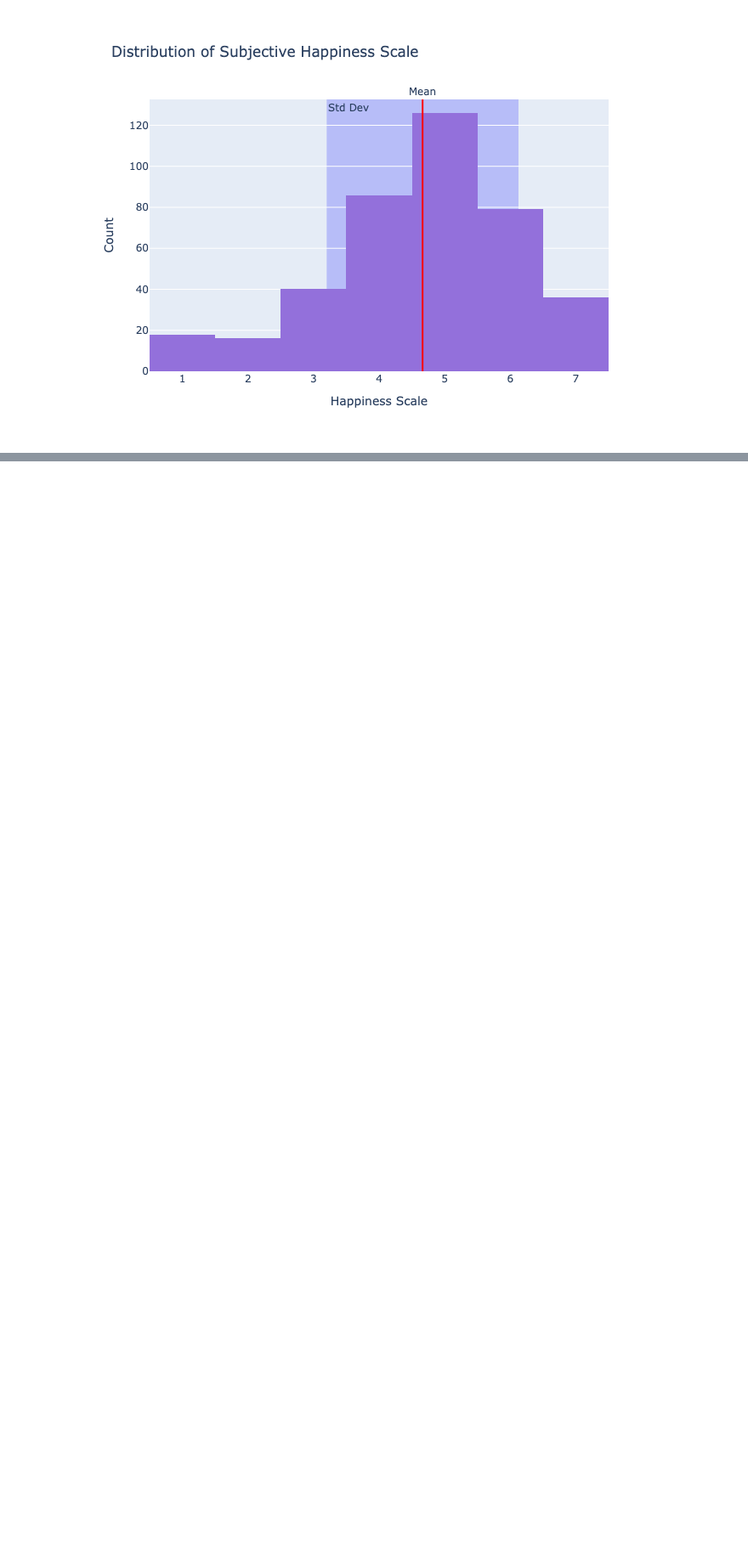
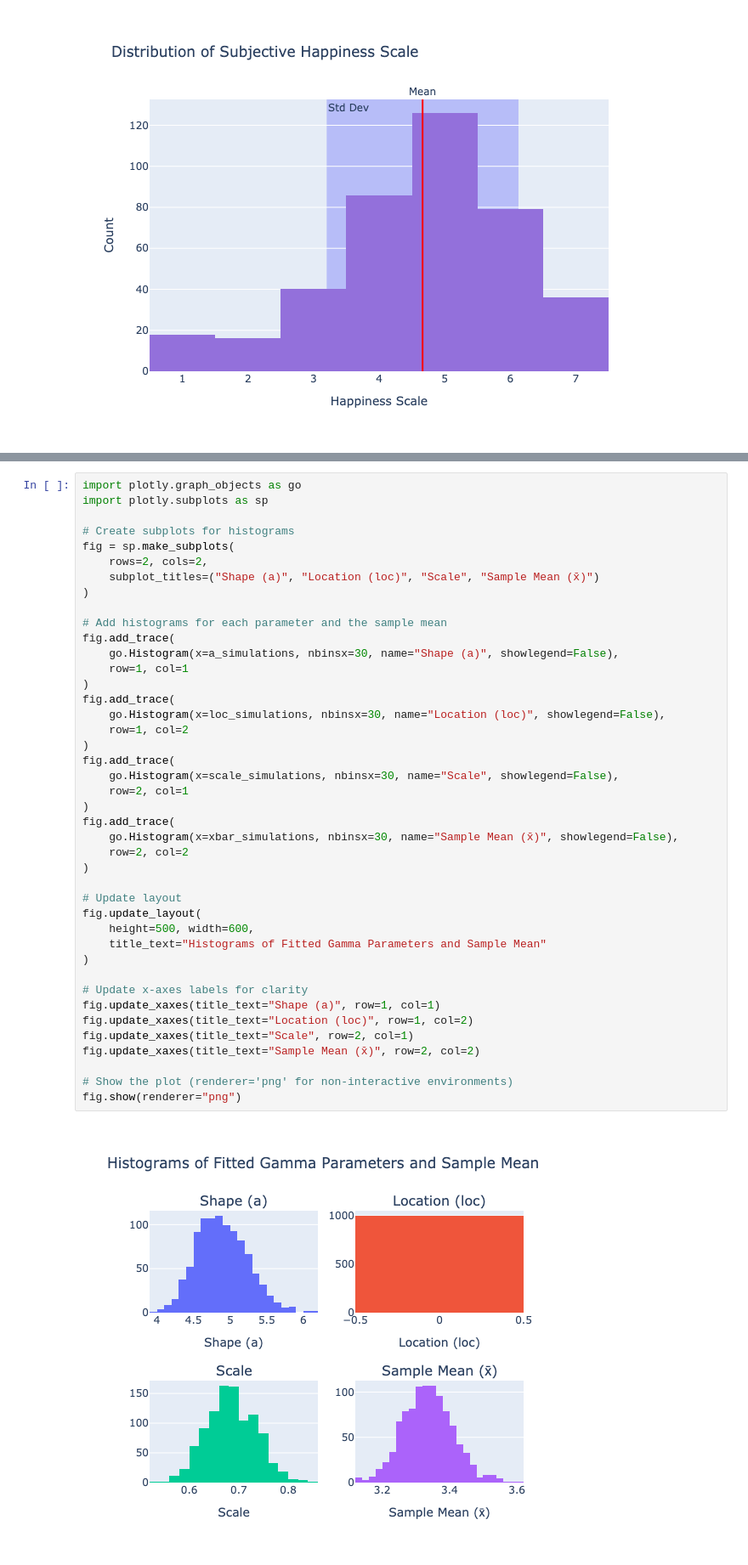
Before and after one commit to LucaPiccone/sta130, a Jupyter notebook: CP/Contribution.ipynb, the cells around one changed output, grey strips where cells are left out. Shown at 85% size. Cells and saved outputs as stored; diff of their text form; blank space fills up the shorter version.

```diff
--- a/CP/Contribution.ipynb
+++ b/CP/Contribution.ipynb
@@ -188,3 +279,47 @@ fig.show(renderer='png')
+# %%
+import plotly.graph_objects as go
+import plotly.subplots as sp
+
+# Create subplots for histograms
+fig = sp.make_subplots(
+    rows=2, cols=2,
+    subplot_titles=("Shape (a)", "Location (loc)", "Scale", "Sample Mean (x̄)")
+)
+
+# Add histograms for each parameter and the sample mean
+fig.add_trace(
+    go.Histogram(x=a_simulations, nbinsx=30, name="Shape (a)", showlegend=False),
+    row=1, col=1
+)
+fig.add_trace(
+    go.Histogram(x=loc_simulations, nbinsx=30, name="Location (loc)", showlegend=False),
+    row=1, col=2
+)
+fig.add_trace(
+    go.Histogram(x=scale_simulations, nbinsx=30, name="Scale", showlegend=False),
+    row=2, col=1
+)
+fig.add_trace(
+    go.Histogram(x=xbar_simulations, nbinsx=30, name="Sample Mean (x̄)", showlegend=False),
+    row=2, col=2
+)
+
+# Update layout
+fig.update_layout(
+    height=500, width=600,
+    title_text="Histograms of Fitted Gamma Parameters and Sample Mean"
+)
+
+# Update x-axes labels for clarity
+fig.update_xaxes(title_text="Shape (a)", row=1, col=1)
+fig.update_xaxes(title_text="Location (loc)", row=1, col=2)
+fig.update_xaxes(title_text="Scale", row=2, col=1)
+fig.update_xaxes(title_text="Sample Mean (x̄)", row=2, col=2)
+
+# Show the plot (renderer='png' for non-interactive environments)
+fig.show(renderer="png")
+# %% [output]
+[figure, added]
 # %%
 import pandas as pd
 import seaborn as sns
```
Also changed, not shown: parts of 6 cells of this notebook, 4 other files.
